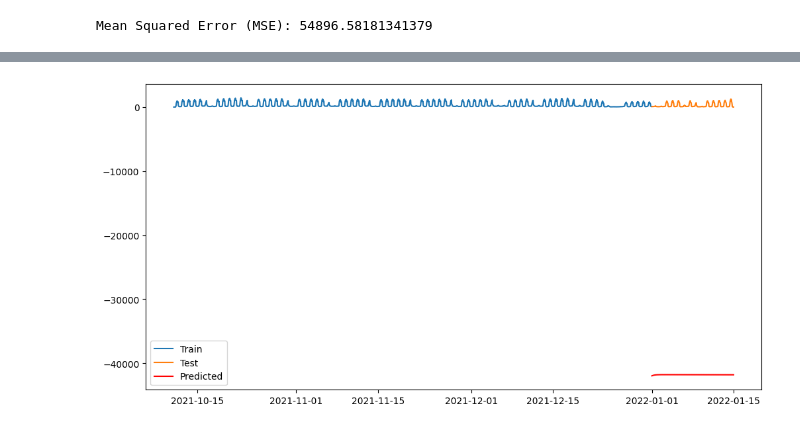
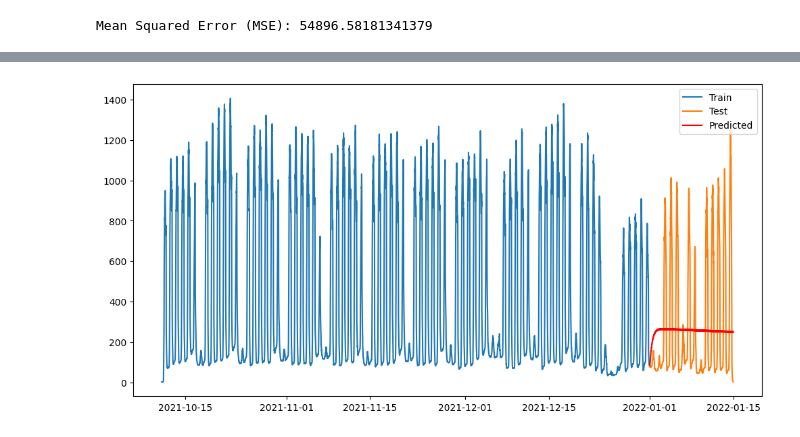
Before and after one commit to vsjostro/parking-prediction, a Jupyter notebook: arima/sarima.ipynb, the cells around one changed output, grey strips where cells are left out. Drawn from its saved outputs; the diff is of its cells as text; code cells hidden in the pictures.

```diff
--- a/arima/sarima.ipynb
+++ b/arima/sarima.ipynb
@@ -243,9 +332,9 @@ df['is_holiday'] = df['is_holiday'].astype(int)
 
 # Seasonal decomposition
 # Since the data is already in 15-minute intervals, we'll directly decompose it
-decomposition = seasonal_decompose(df['Parkings'], model='additive', period=96)  # 96 periods in a day (24 hours * 4 quarters)
-decomposition.plot()
-plt.show()
+#decomposition = seasonal_decompose(df['Parkings'], model='additive', period=96)  # 96 periods in a day (24 hours * 4 quarters)
+#decomposition.plot()
+#plt.show()
 
 exogenous_features = ["day_of_year","weekday","hour","is_holiday"]
 
@@ -278,5 +367,5 @@ q = 2
 P = 0
 D = 1
 Q = 0
-m = 96  # 96 periods in a day (15 minutes * 96 = 24 hours)
+m = 7  # 96 periods in a day (15 minutes * 96 = 24 hours)
 # %% [output]
@@ -290,10 +378,10 @@ is_holiday  -0.331861    -0.074872  0.578922  0.000090    1.000000
 # %%
 
 # Fit the SARIMA model
-model = SARIMAX(train_data['Parkings'], order=(p, d, q), seasonal_order=(P, D, Q, m), exog=exogenous_train)
+model = SARIMAX(train_data['Parkings'], order=(p, d, q), seasonal_order=(P, D, Q, m))
 sarima_results = model.fit()
 
 # Model diagnostics
-sarima_results.plot_diagnostics(figsize=(15, 12))
-plt.show()
+#sarima_results.plot_diagnostics(figsize=(15, 12))
+#plt.show()
 # %% [output]
@@ -301,13 +426,13 @@ plt.show()
 # %%
 # Make predictions
-sarima_pred = sarima_results.predict(start=test_data.index[0], end=test_data.index[-1], exog=exogenous_test)
+sarima_pred = sarima_results.predict(start=test_data.index[0], end=test_data.index[-1])
 
 # Plot the actual vs predicted values
 plt.figure(figsize=(12, 6))
 plt.plot(train_data.index, train_data['Parkings'], label='Train')
 plt.plot(test_data.index, test_data['Parkings'], label='Test')
 plt.plot(test_data.index, sarima_pred, label='Predicted', color='red')
 plt.legend()
 plt.show()
 # %% [output]
-[figure, old version]
+[figure, new version]
```
Also changed, not shown: parts of 6 cells of this notebook, 13 other files.
